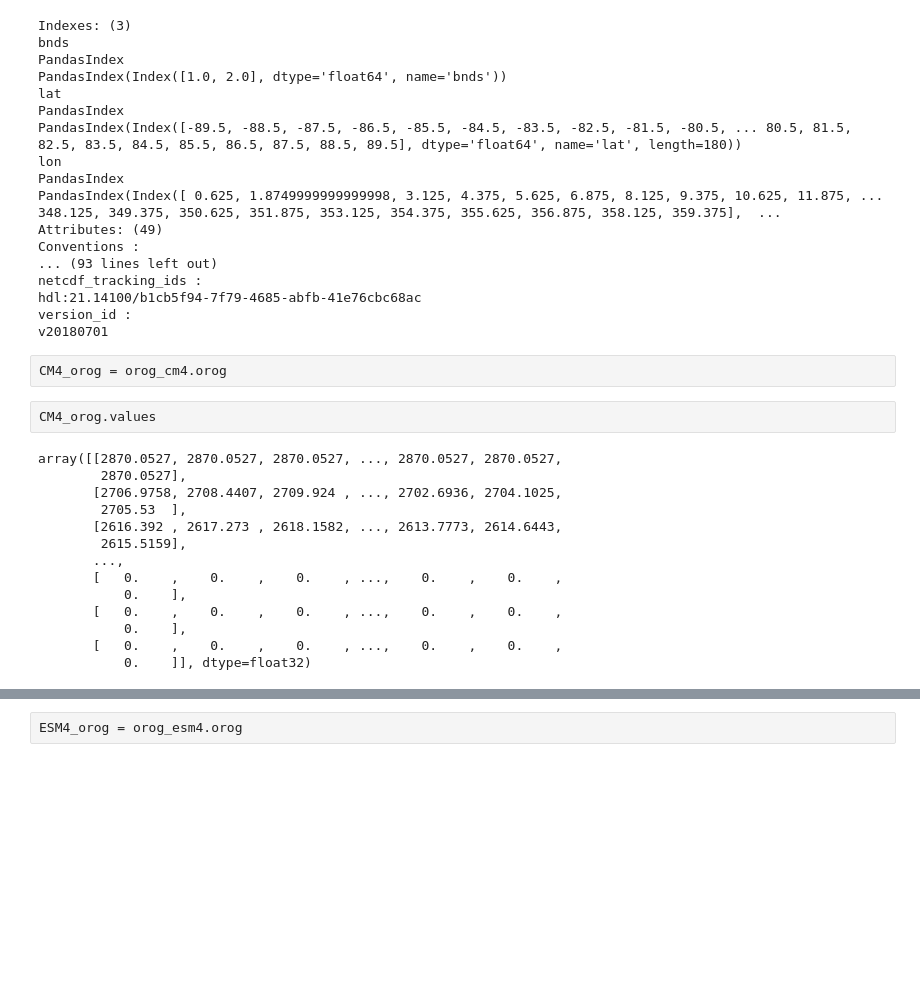
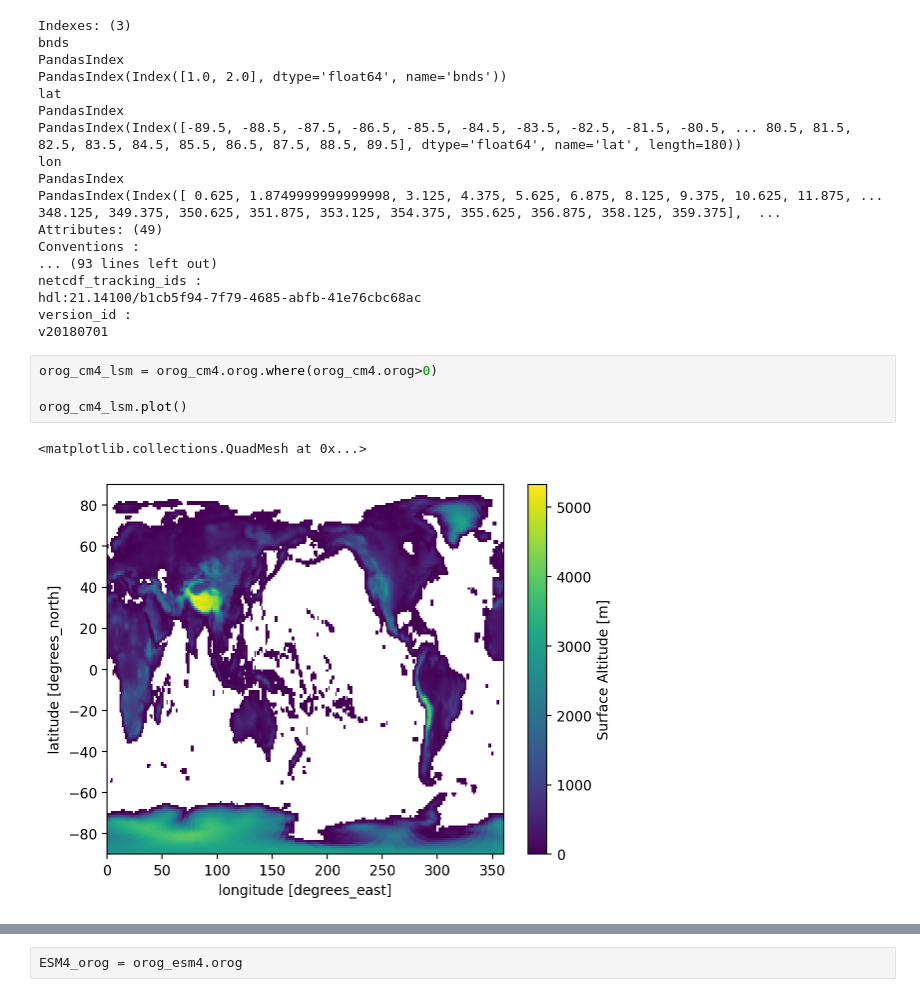
Before and after one commit to twass21/katabatic_winds, a Jupyter notebook: new mask code.ipynb, the cells around one changed output, grey strips where cells are left out. Drawn from its saved outputs; the diff is of its cells as text; blank space fills up the shorter version.

```diff
--- a/new mask code.ipynb
+++ b/new mask code.ipynb
@@ -266,21 +271,10 @@ netcdf_tracking_ids :
 hdl:21.14100/b1cb5f94-7f79-4685-abfb-41e76cbc68ac
 version_id :
 v20180701
-# %%
-CM4_orog = orog_cm4.orog
-# %%
-CM4_orog.values
-# %% [output]
-array([[2870.0527, 2870.0527, 2870.0527, ..., 2870.0527, 2870.0527,
-        2870.0527],
-       [2706.9758, 2708.4407, 2709.924 , ..., 2702.6936, 2704.1025,
-        2705.53  ],
-       [2616.392 , 2617.273 , 2618.1582, ..., 2613.7773, 2614.6443,
-        2615.5159],
-       ...,
-       [   0.    ,    0.    ,    0.    , ...,    0.    ,    0.    ,
-           0.    ],
-       [   0.    ,    0.    ,    0.    , ...,    0.    ,    0.    ,
-           0.    ],
-       [   0.    ,    0.    ,    0.    , ...,    0.    ,    0.    ,
-           0.    ]], dtype=float32)
+# %%
+orog_cm4_lsm = orog_cm4.orog.where(orog_cm4.orog>0)
+
+orog_cm4_lsm.plot()
+# %% [output]
+<matplotlib.collections.QuadMesh at 0x...>
+[figure, added]
```
Also changed, not shown: parts of 41 cells of this notebook.
